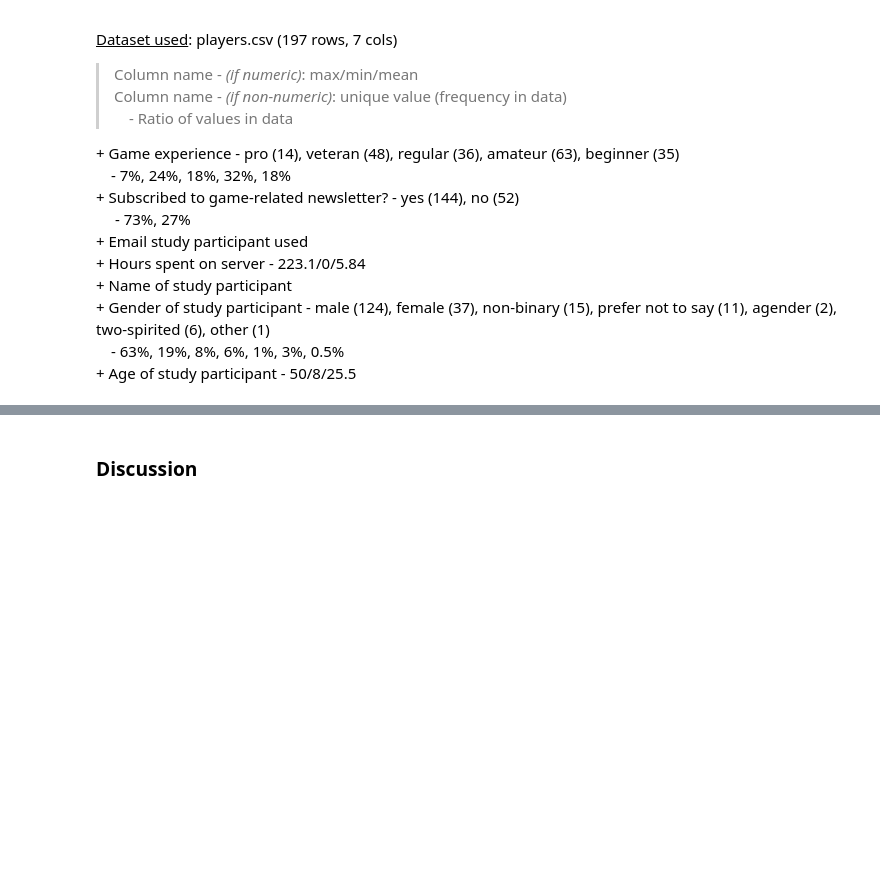
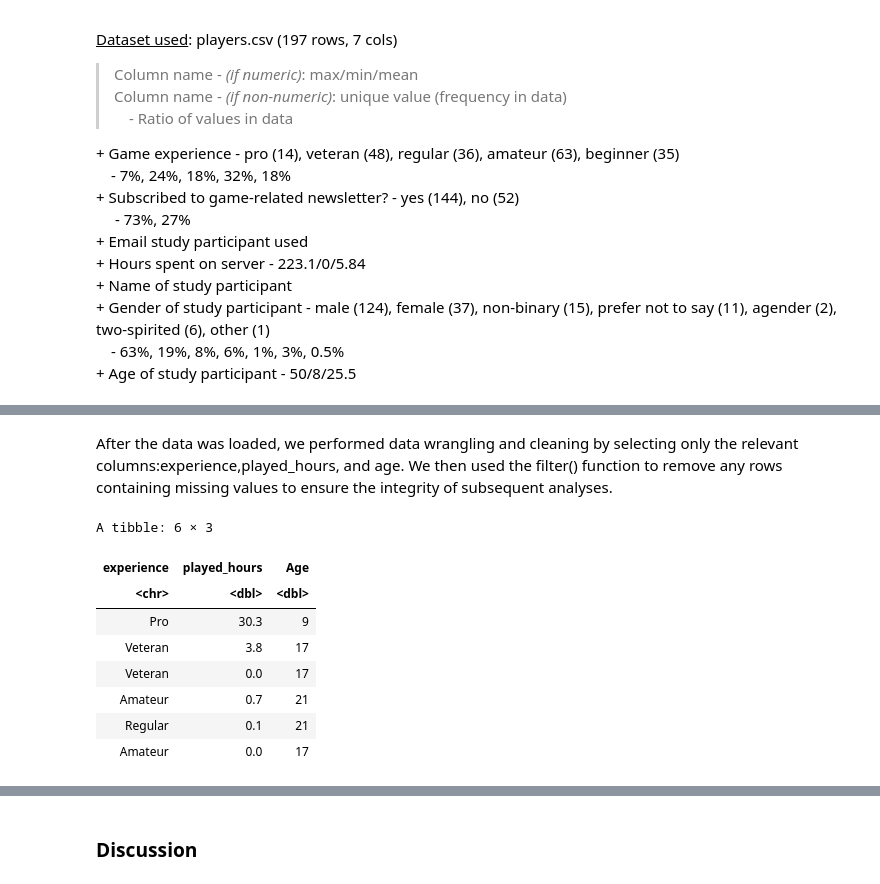
Before and after one commit to Jaye136/DSCI-100-project, a Jupyter notebook: project_version0.ipynb, the cells around one changed output, grey strips where cells are left out. Drawn from its saved outputs; the diff is of its cells as text; code cells hidden in the pictures; blank space fills up the shorter version.

```diff
--- a/project_version0.ipynb
+++ b/project_version0.ipynb
@@ -75,8 +73,18 @@ lgl (1): subscribe
+# %% [markdown]
+After the data was loaded, we performed data wrangling and cleaning by selecting only the relevant columns:experience,played_hours, and age. We then used the filter() function to remove any rows containing missing values to ensure the integrity of subsequent analyses.
 # %%
 # cleaning & wrangling
-# <temp>
-# 1. Select columns used
-# 2. Remove NA values
 players_clean <- players_raw |>
-select(experience, played_hours, Age) |>
-filter(!is.na(experience), !is.na(played_hours), !is.na(Age))
+select(experience, played_hours, Age) |>#Select columns used
+filter(!is.na(experience), !is.na(played_hours), !is.na(Age)) #Remove NA values
+head(players_clean)
+# %% [output]
+A tibble: 6 × 3
+| experience | played_hours | Age |
+| <chr> | <dbl> | <dbl> |
+| Pro | 30.3 | 9 |
+| Veteran | 3.8 | 17 |
+| Veteran | 0.0 | 17 |
+| Amateur | 0.7 | 21 |
+| Regular | 0.1 | 21 |
+| Amateur | 0.0 | 17 |
```
Also changed, not shown: parts of 18 cells of this notebook.
